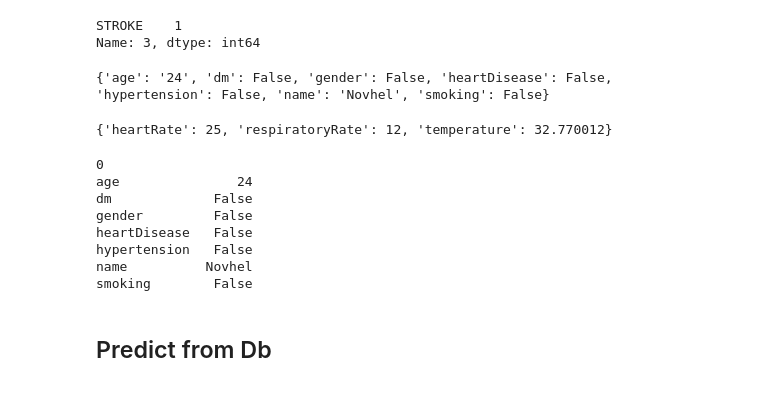
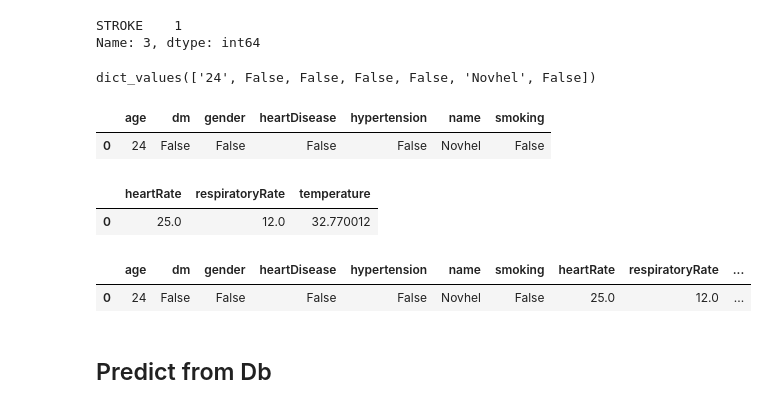
Before and after one commit to grathyaaaa/model-stroke, a Jupyter notebook: stroke-model.ipynb, the cells around one changed output. Drawn from its saved outputs; the diff is of its cells as text; code cells hidden in the pictures.

Commit message:
concat df

```diff
--- a/stroke-model.ipynb
+++ b/stroke-model.ipynb
@@ -186,25 +186,27 @@ from firebase import firebase
 firebase = firebase.FirebaseApplication('https://stroke-25f59.firebaseio.com', None)
 # %%
 riskfactors = firebase.get('/riskFactors', None)
-print(riskfactors)
+vitalsigns = firebase.get('/vitalsigns', None)
 # %% [output]
-{'age': '24', 'dm': False, 'gender': False, 'heartDisease': False, 'hypertension': False, 'name': 'Novhel', 'smoking': False}
+dict_values(['24', False, False, False, False, 'Novhel', False])
-# %%
-vitalsigns = firebase.get('/vitalsigns', None)
-print(vitalsigns)
-# %% [output]
-{'heartRate': 25, 'respiratoryRate': 12, 'temperature': 32.770012}
-# %%
-df2 = pd.DataFrame.from_dict(riskfactors, orient="index")
-print(df2)
-# %% [output]
-0
-age               24
-dm             False
-gender         False
-heartDisease   False
-hypertension   False
-name          Novhel
-smoking        False
+# %%
+df = pd.DataFrame(riskfactors.values()).T
+df.columns=riskfactors.keys()
+df
+# %% [output]
+|  | age | dm | gender | heartDisease | hypertension | name | smoking |
+| 0 | 24 | False | False | False | False | Novhel | False |
+# %%
+df2 = pd.DataFrame(vitalsigns.values()).T
+df2.columns=vitalsigns.keys()
+df2
+# %% [output]
+|  | heartRate | respiratoryRate | temperature |
+| 0 | 25.0 | 12.0 | 32.770012 |
+# %%
+pd.concat([df,df2], axis=1)
+# %% [output]
+|  | age | dm | gender | heartDisease | hypertension | name | smoking | heartRate | respiratoryRate | ... |
+| 0 | 24 | False | False | False | False | Novhel | False | 25.0 | 12.0 | ... |
 # %% [markdown]
 ## Predict from Db
```
Also changed, not shown: parts of 3 cells of this notebook.
